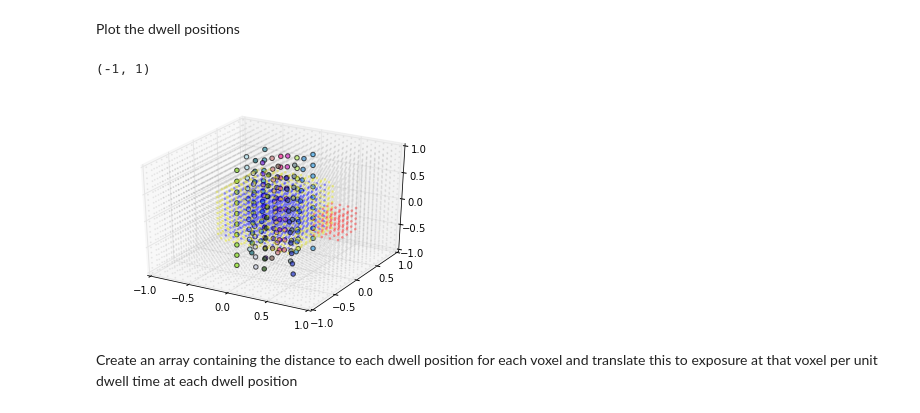
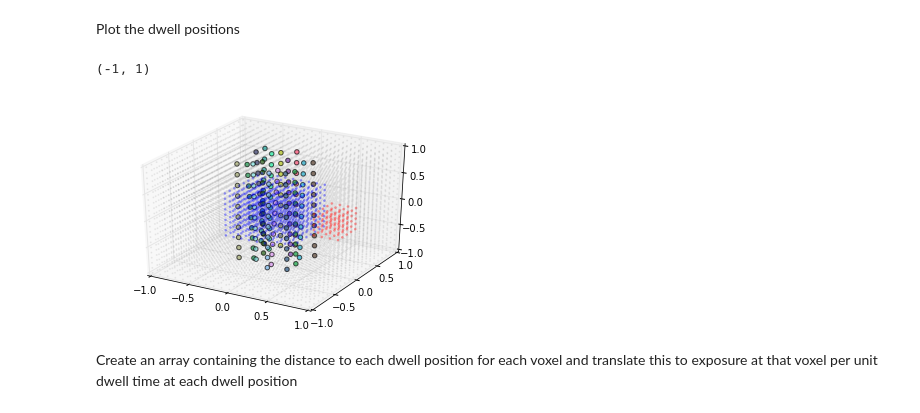
Before and after one commit to SimonBiggs/poc-brachyoptimisation, a Jupyter notebook: Proof of concept.ipynb, the cells around one changed output. Saved outputs shown, nothing was run; the diff lists cells and outputs as text; code cells hidden in the pictures.

```diff
--- a/Proof of concept.ipynb
+++ b/Proof of concept.ipynb
@@ -205,34 +205,34 @@ Plot the dwell positions
 # %%
 fig = plt.figure()
 ax = fig.add_subplot(111, projection='3d')
 
 ax.scatter(
     x[other], y[other], z[other],
     alpha=0.1, s=1, color='grey')
 ax.scatter(
     x[target_cube], y[target_cube], z[target_cube],
     alpha=0.3, s=3, color='blue')
-ax.scatter(
-    x[~target_cube][target_exterior],
-    y[~target_cube][target_exterior],
-    z[~target_cube][target_exterior],
-    alpha=0.3, s=3, color='yellow')
+# ax.scatter(
+#     x[~target_cube][target_exterior],
+#     y[~target_cube][target_exterior],
+#     z[~target_cube][target_exterior],
+#     alpha=0.3, s=3, color='yellow')
 ax.scatter(
     x[avoid_cube], y[avoid_cube], z[avoid_cube],
     alpha=0.3, s=3, color='red')
 
 for line_num in range(number_of_lines):
     colour = np.random.uniform(size=3)
     ax.scatter(*np.transpose(dwell_positions[line_num]),
                c=colour, alpha=0.7)
 
 
 ax.set_xlim([-1, 1])
 ax.set_ylim([-1, 1])
 ax.set_zlim([-1, 1])
 # %% [output]
 (-1, 1)
-[figure, old version]
+[figure, new version]
 # %% [markdown]
 Create an array containing the distance to each dwell position for each voxel and translate this to exposure at that voxel per unit dwell time at each dwell position
 # %%
```
Also changed, not shown: parts of 12 cells of this notebook.
